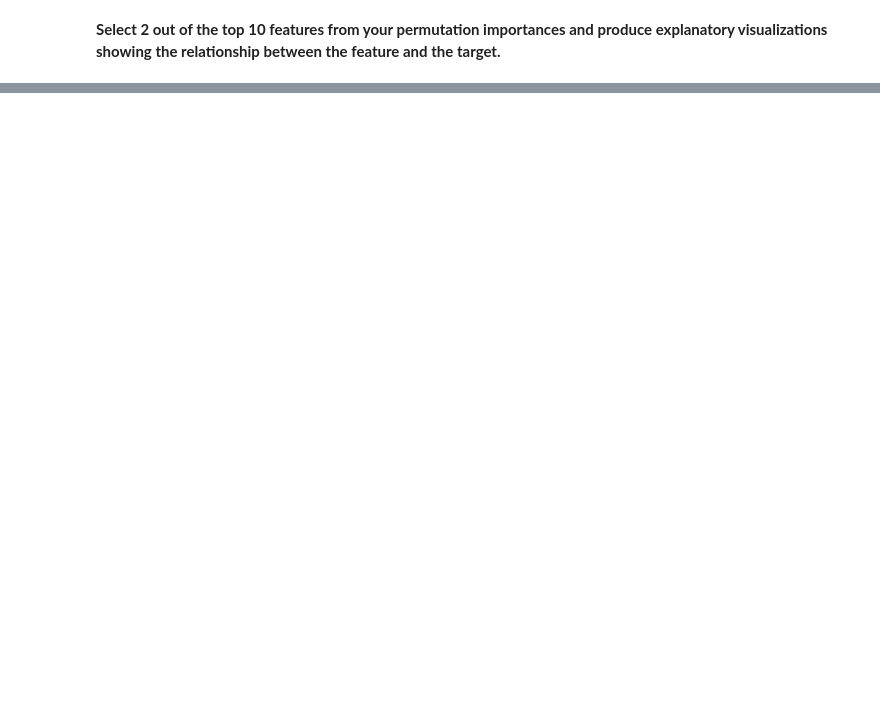
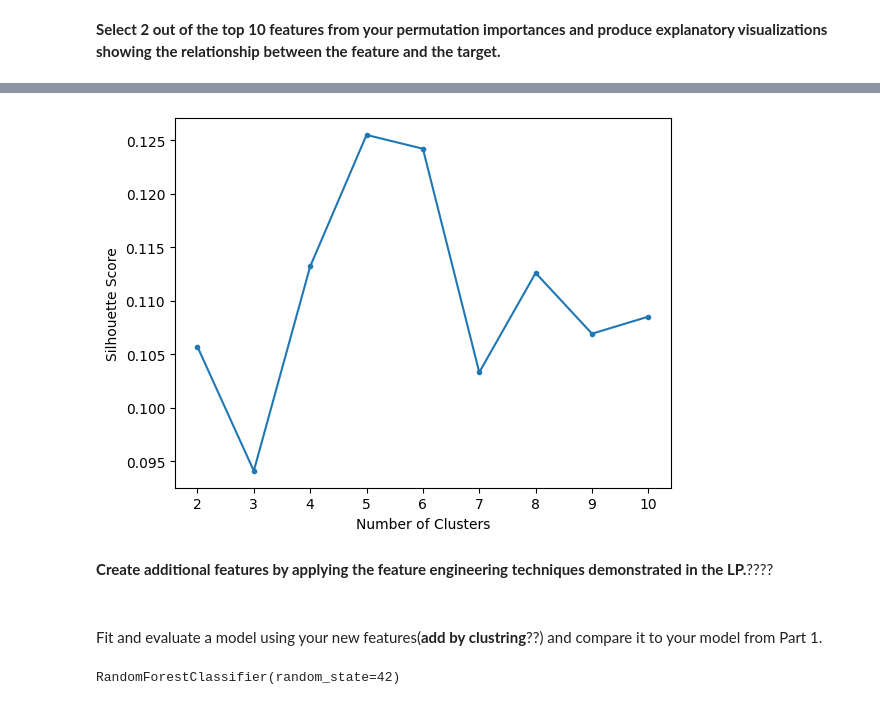
Before and after one commit to hadeelfarash/Intermediate_ML_Project4, a Jupyter notebook: Project4_Part1.ipynb, the cells around one changed output, grey strips where cells are left out. Cells and saved outputs as stored; diff of their text form; code cells hidden in the pictures; blank space fills up the shorter version.

```diff
--- a/Project4_Part1.ipynb
+++ b/Project4_Part1.ipynb
@@ -665,0 +764,15 @@ plt.show()
+# %%
+#Silhouette Score for KMeans
+# Visualize different silhouette scores
+# Save silhouette scores for various cluster numbers in list
+silhouette_scores = []
+for i in range(2, 11):
+  kmeans = KMeans(n_clusters = i, n_init = 'auto', random_state = 42)
+  kmeans.fit(X_train_processed)
+  silhouette_scores.append(silhouette_score(X_train_processed, kmeans.labels_))
+# Visualize scores
+plt.plot(range(2, 11), silhouette_scores, marker = '.')
+plt.xlabel('Number of Clusters')
+plt.ylabel('Silhouette Score');
+# %% [output]
+[figure, added]
@@ -665,0 +798,11 @@ plt.show()
+# %% [markdown]
+**Create additional features by applying the feature engineering techniques demonstrated in the LP.**????
+# %% [markdown]
+##
+Fit and evaluate a model using your new features(**add by clustring**??) and compare it to your model from Part 1.
+# %%
+clf = RandomForestClassifier(random_state=42)
+
+clf.fit(X_train_clustered, y_train)
+# %% [output]
+RandomForestClassifier(random_state=42)
```
Also changed, not shown: parts of 29 cells of this notebook.
